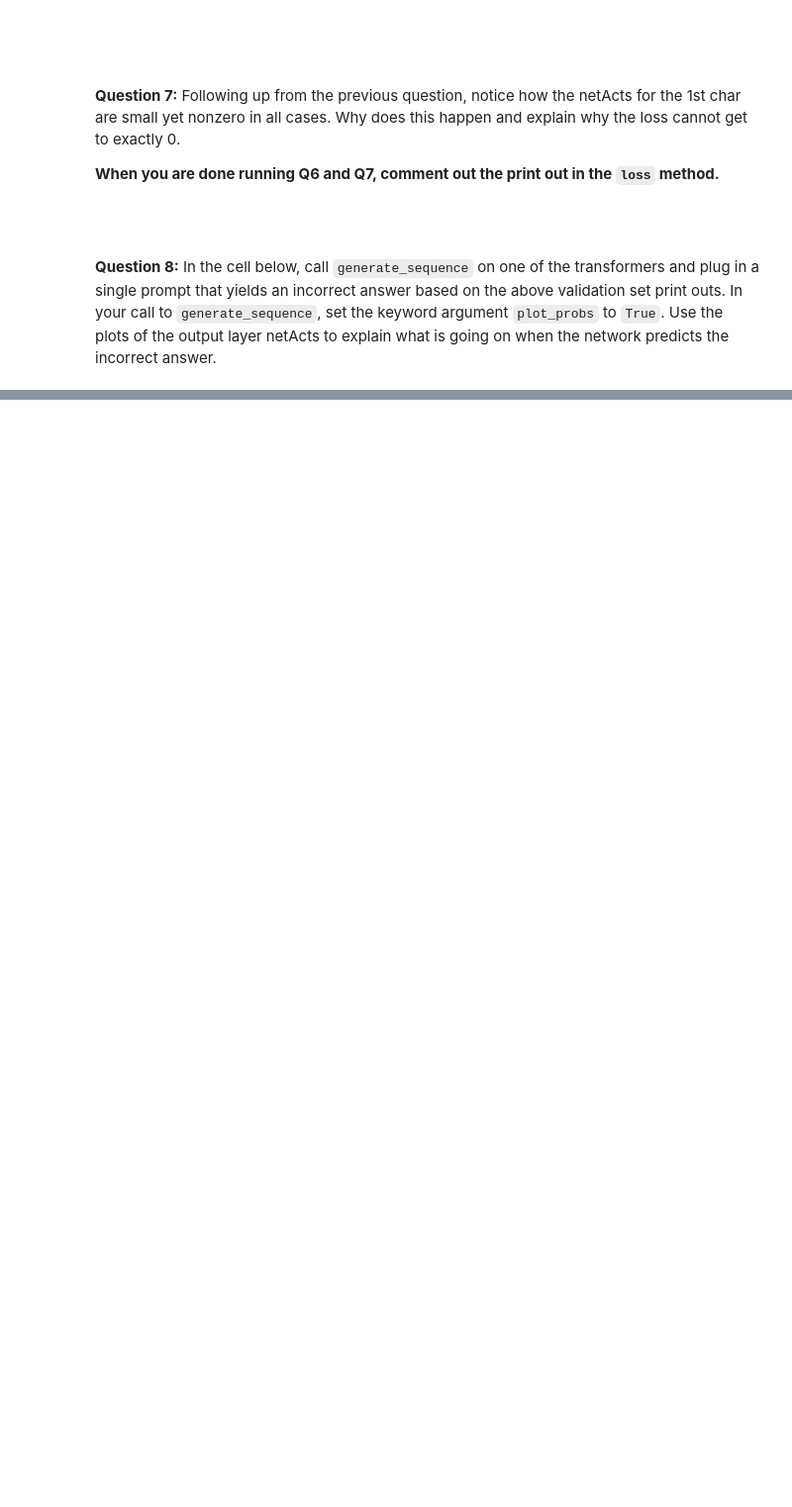
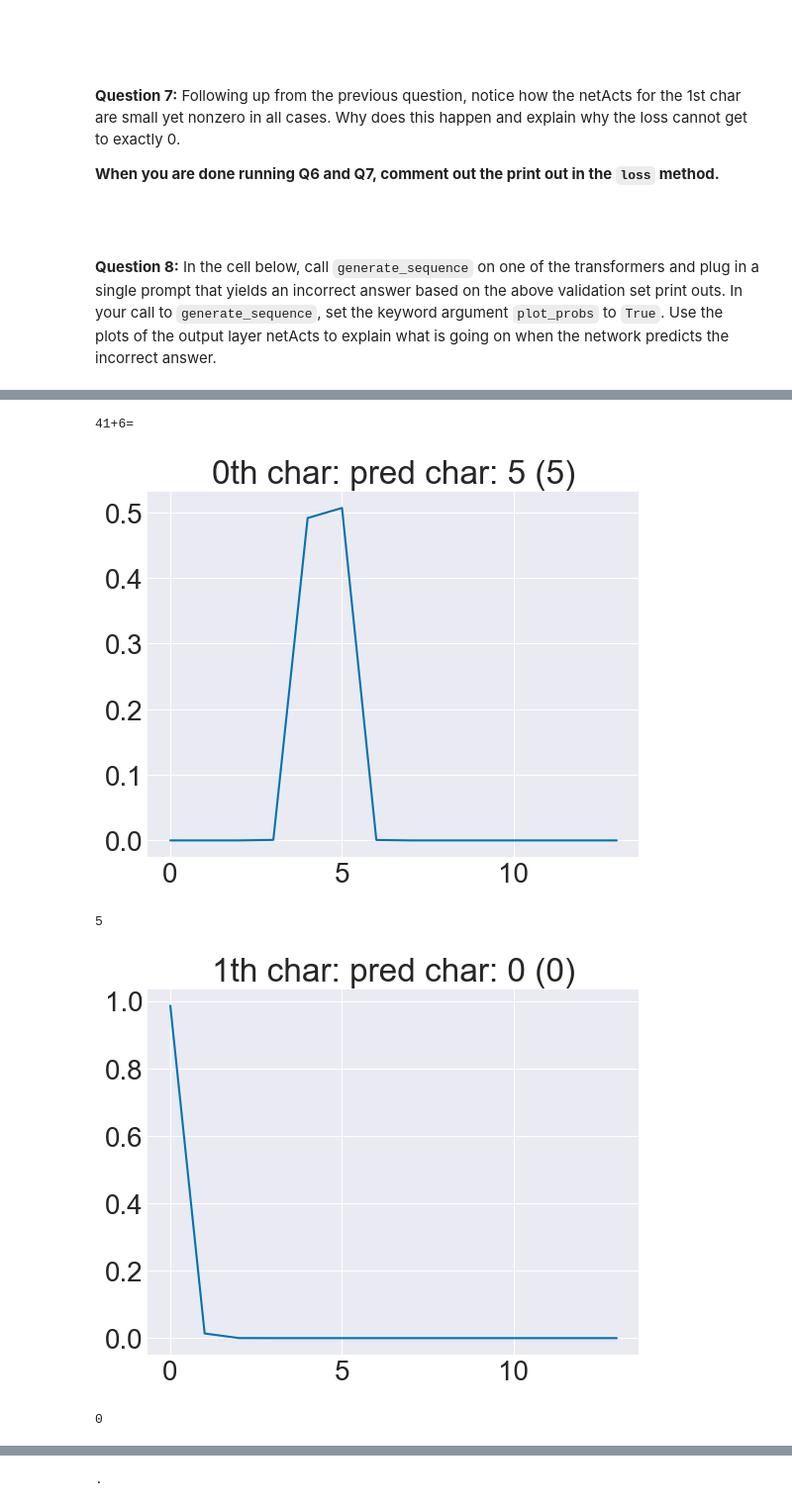
Before and after one commit to treytuscai/Transformers, a Jupyter notebook: transformer_addition.ipynb, the cells around one changed output, grey strips where cells are left out. Shown at 99% size. Drawn from its saved outputs; the diff is of its cells as text; code cells hidden in the pictures; blank space fills up the shorter version.

```diff
--- a/transformer_addition.ipynb
+++ b/transformer_addition.ipynb
@@ -423,0 +470,14 @@ In both cases document where it does well and where it does not with specific ex
+# %%
+# Question 5
+custom_prompts = ['12+34=', '99+99=', '1+1=', '7+5=',  # valid
+                  '5+', '3333+12=', '1234+56=', '9+9==']  # invalid
+
+print("\nManual Prompt Tests")
+print("="*40)
+for prompt in custom_prompts:
+    generated = gpt_add1.generate_sequence(prompt=prompt,
+                                           length=seq_len,
+                                           char2ind_map=char2ind_map,
+                                           ind2char_map=ind2char_map,
+                                           end_char='.')
+    print('---------------------')
@@ -435,10 +517,15 @@ gpt_add1.loss(net_acts, prompts_int_y)
 # %%
-# Question 8.
-# TODO: modify prompt to one that produces an incorrect output. Change any other variables to suit your conventions
-prompt = '2+87='
+# Question 8
+prompt = '41+6='
 answer = gpt_add1.generate_sequence(prompt=prompt,
                                 length=seq_len,
                                 char2ind_map=char2ind_map,
                                 ind2char_map=ind2char_map,
                                 end_char='.',
                                 plot_probs=True)
+# %% [output]
+41+6=
+[figure, added]
+5
+[figure, added]
+0
@@ -444,0 +533 @@ answer = gpt_add1.generate_sequence(prompt=prompt,
+.
```
Also changed, not shown: parts of 7 cells of this notebook, 1 other file.
